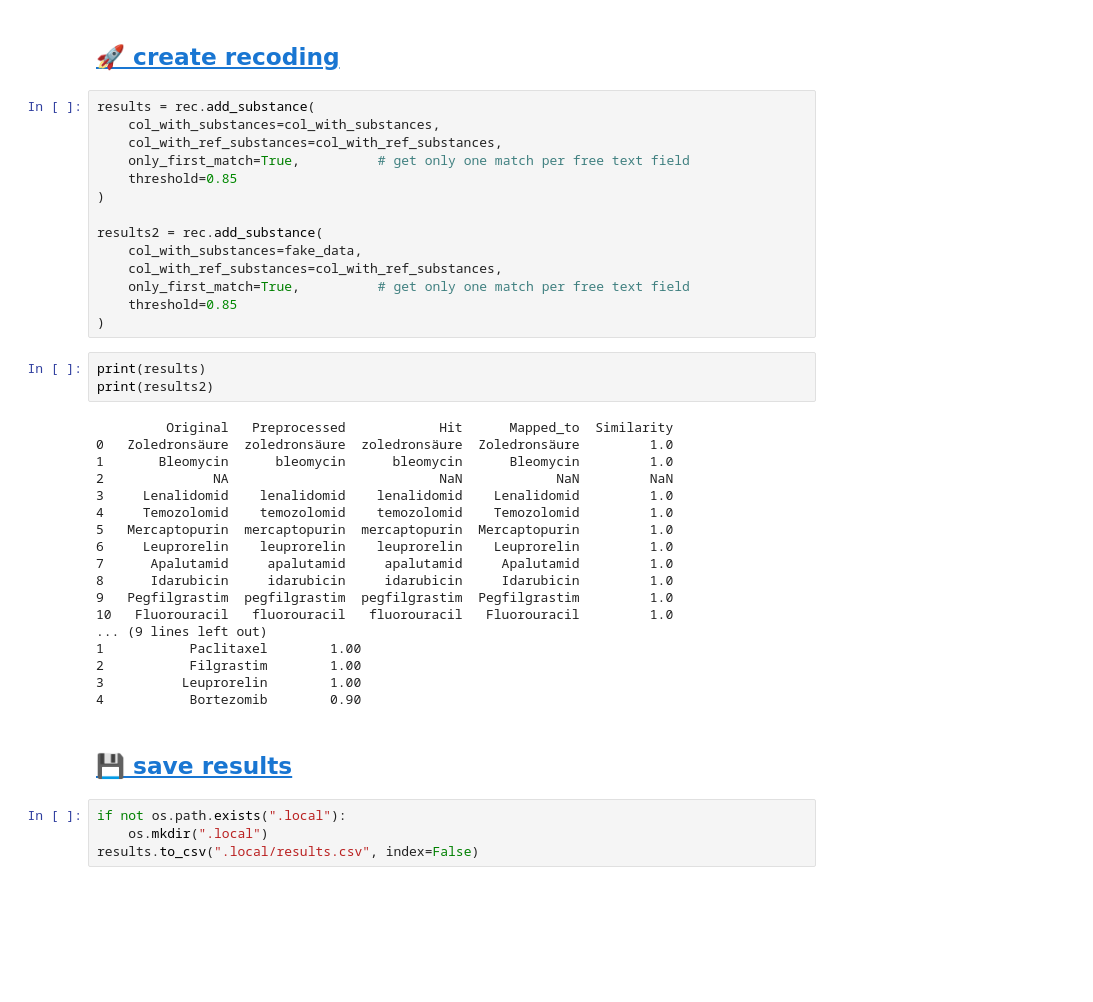
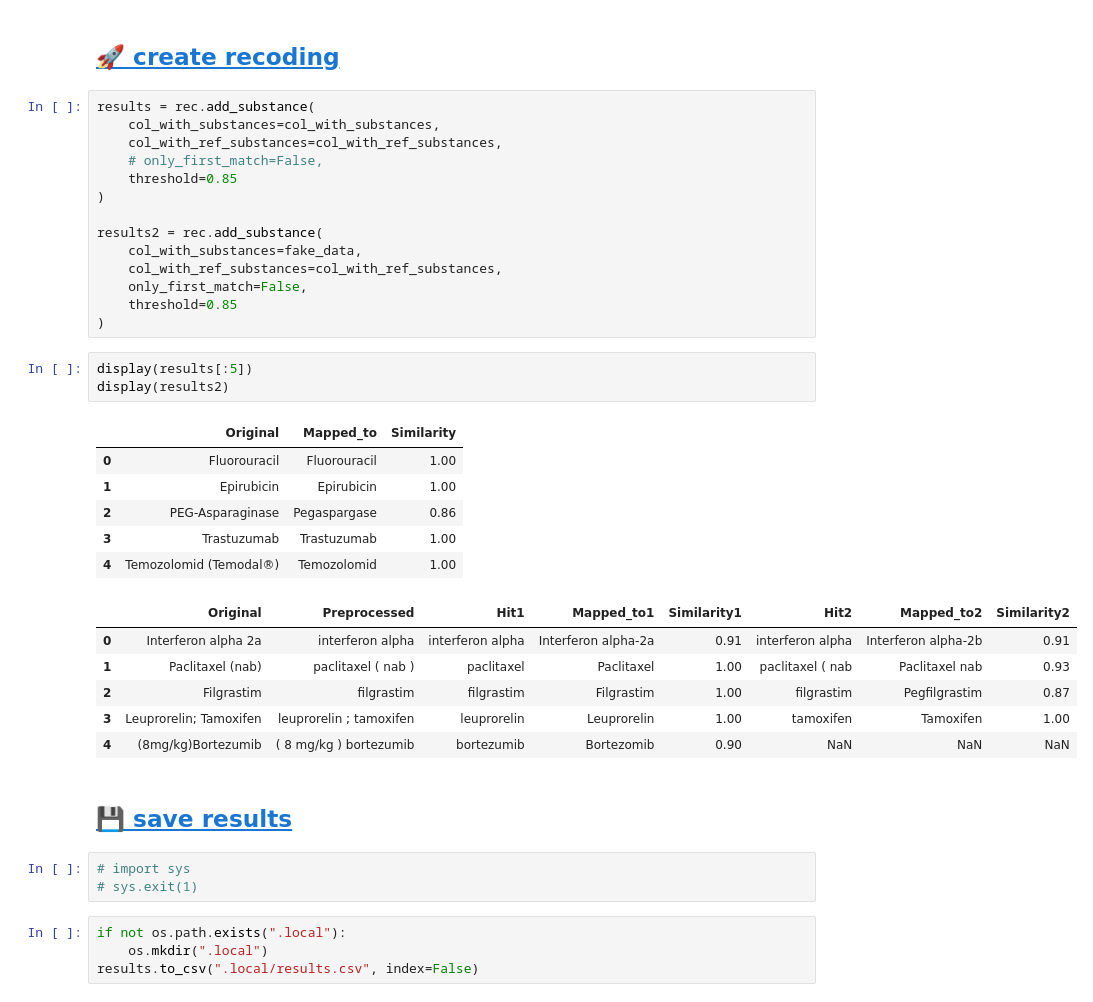
Before and after one commit to msauerberg/spacy_matching, a Jupyter notebook: src/test.ipynb, the cells around one changed output. Saved outputs shown, nothing was run; the diff lists cells and outputs as text; blank space fills up the shorter version.

```diff
--- a/src/test.ipynb
+++ b/src/test.ipynb
@@ -92,39 +93,37 @@ col_with_ref_substances = reference_list["substanz"]
 results = rec.add_substance(
     col_with_substances=col_with_substances,
     col_with_ref_substances=col_with_ref_substances,
-    only_first_match=True,          # get only one match per free text field
+    # only_first_match=False,
     threshold=0.85
 )
 
 results2 = rec.add_substance(
     col_with_substances=fake_data,
     col_with_ref_substances=col_with_ref_substances,
-    only_first_match=True,          # get only one match per free text field
+    only_first_match=False,
     threshold=0.85
 )
 # %%
-print(results)
-print(results2)
+display(results[:5])
+display(results2)
 # %% [output]
-         Original   Preprocessed            Hit      Mapped_to  Similarity
-0   Zoledronsäure  zoledronsäure  zoledronsäure  Zoledronsäure         1.0
-1       Bleomycin      bleomycin      bleomycin      Bleomycin         1.0
-2              NA                           NaN            NaN         NaN
-3     Lenalidomid    lenalidomid    lenalidomid    Lenalidomid         1.0
-4     Temozolomid    temozolomid    temozolomid    Temozolomid         1.0
-5   Mercaptopurin  mercaptopurin  mercaptopurin  Mercaptopurin         1.0
-6     Leuprorelin    leuprorelin    leuprorelin    Leuprorelin         1.0
-7      Apalutamid     apalutamid     apalutamid     Apalutamid         1.0
-8      Idarubicin     idarubicin     idarubicin     Idarubicin         1.0
-9   Pegfilgrastim  pegfilgrastim  pegfilgrastim  Pegfilgrastim         1.0
-10   Fluorouracil   fluorouracil   fluorouracil   Fluorouracil         1.0
-... (9 lines left out)
-1           Paclitaxel        1.00
-2           Filgrastim        1.00
-3          Leuprorelin        1.00
-4           Bortezomib        0.90
+|  | Original | Mapped_to | Similarity |
+| 0 | Fluorouracil | Fluorouracil | 1.00 |
+| 1 | Epirubicin | Epirubicin | 1.00 |
+| 2 | PEG-Asparaginase | Pegaspargase | 0.86 |
+| 3 | Trastuzumab | Trastuzumab | 1.00 |
+| 4 | Temozolomid (Temodal®) | Temozolomid | 1.00 |
+|  | Original | Preprocessed | Hit1 | Mapped_to1 | Similarity1 | Hit2 | Mapped_to2 | Similarity2 |
+| 0 | Interferon alpha 2a | interferon alpha | interferon alpha | Interferon alpha-2a | 0.91 | interferon alpha | Interferon alpha-2b | 0.91 |
+| 1 | Paclitaxel (nab) | paclitaxel ( nab ) | paclitaxel | Paclitaxel | 1.00 | paclitaxel ( nab | Paclitaxel nab | 0.93 |
+| 2 | Filgrastim | filgrastim | filgrastim | Filgrastim | 1.00 | filgrastim | Pegfilgrastim | 0.87 |
+| 3 | Leuprorelin; Tamoxifen | leuprorelin ; tamoxifen | leuprorelin | Leuprorelin | 1.00 | tamoxifen | Tamoxifen | 1.00 |
+| 4 | (8mg/kg)Bortezumib | ( 8 mg/kg ) bortezumib | bortezumib | Bortezomib | 0.90 | NaN | NaN | NaN |
 # %% [markdown]
 ## <a id='toc1_3_'></a>[💾 save results](#toc0_)
+# %%
+# import sys
+# sys.exit(1)
 # %%
 if not os.path.exists(".local"):
     os.mkdir(".local")
```
Also changed, not shown: parts of 2 cells of this notebook, 5 other files.
